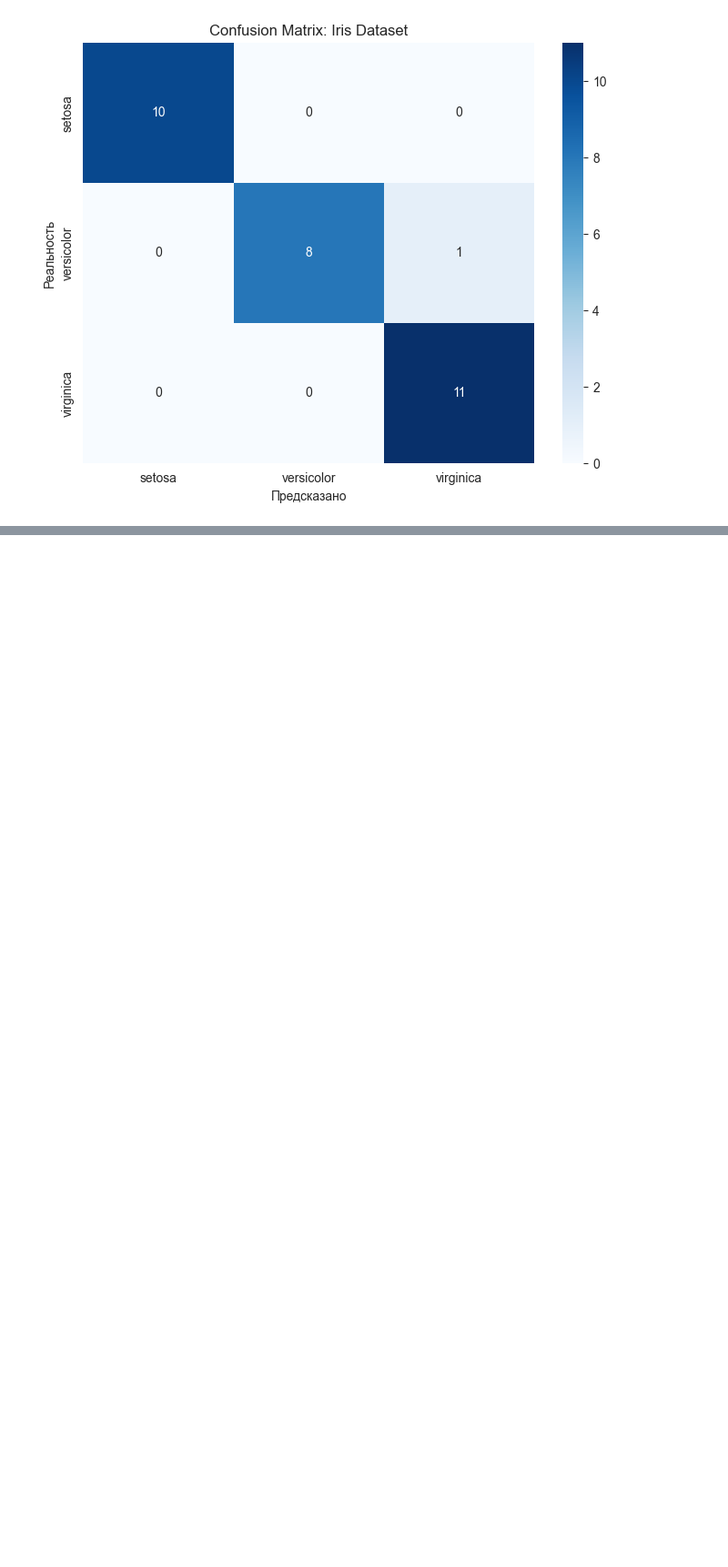
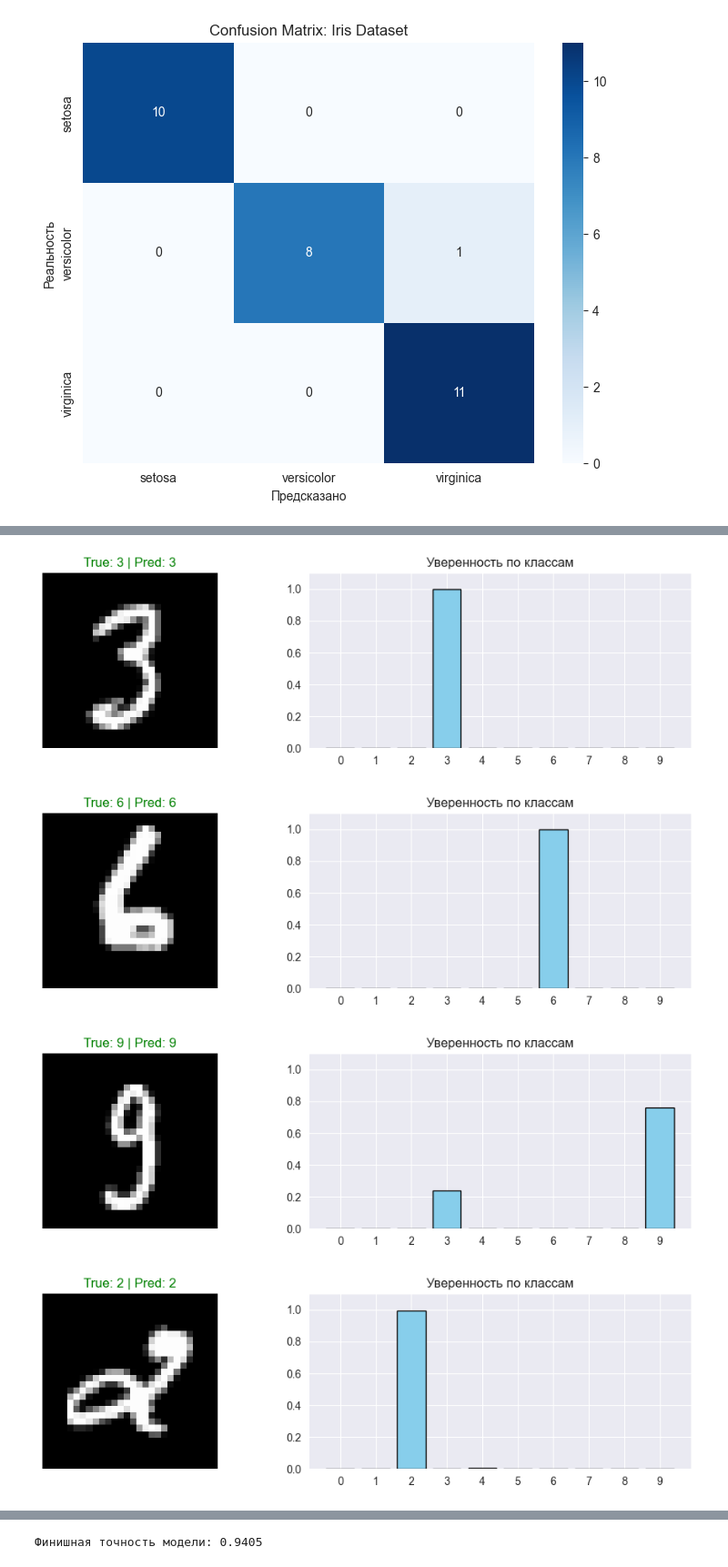
Before and after one commit to Ke1thuzad/nn-framework, a Jupyter notebook: tests.ipynb, the cells around one changed output, grey strips where cells are left out. Shown at 91% size. Drawn from its saved outputs; the diff is of its cells as text; code cells hidden in the pictures; blank space fills up the shorter version.

```diff
--- a/tests.ipynb
+++ b/tests.ipynb
@@ -85,0 +148,4 @@ plt.show()
+# %%
+mnist = fetch_openml('mnist_784', version=1, as_frame=False, parser='auto')
+X = mnist.data[:10_000] / 255.0
+y = mnist.target[:10_000].astype(int).reshape(-1, 1)
@@ -85,0 +174,3 @@ plt.show()
+# %%
+print("Обучение на MNIST:")
+mnist_model.fit(train_loader, epochs=10, val_loader=test_loader)
@@ -182,0 +300,31 @@ plt.show()
+# %%
+indices = np.random.choice(len(X_test_mnist), 5, replace=False)
+
+for idx in indices:
+    sample_img = X_test_mnist[idx:idx+1]
+    probs = best_mnist_model.predict(sample_img)[0]
+    pred_label = np.argmax(probs)
+    true_label = np.argmax(y_test_mnist[idx])
+
+    fig, (ax1, ax2) = plt.subplots(1, 2, figsize=(10, 3))
+
+    ax1.imshow(sample_img.reshape(28, 28), cmap='gray')
+    color = 'green' if pred_label == true_label else 'red'
+    ax1.set_title(f"True: {true_label} | Pred: {pred_label}", color=color)
+    ax1.axis('off')
+
+    ax2.bar(range(10), probs, color='skyblue', edgecolor='black')
+    ax2.set_xticks(range(10))
+    ax2.set_ylim(0, 1.1)
+    ax2.set_title("Уверенность по классам")
+
+    plt.tight_layout()
+    plt.show()
+
+final_results = best_mnist_model.evaluate(test_loader)
+print(f"\nФинишная точность модели: {final_results['accuracy']:.4f}")
+# %% [output]
+[figure, added]
+[figure, added]
+[figure, added]
+[figure, added]
@@ -182,0 +332 @@ plt.show()
+Финишная точность модели: 0.9405
```
Also changed, not shown: parts of 20 cells of this notebook, 3 other files.
